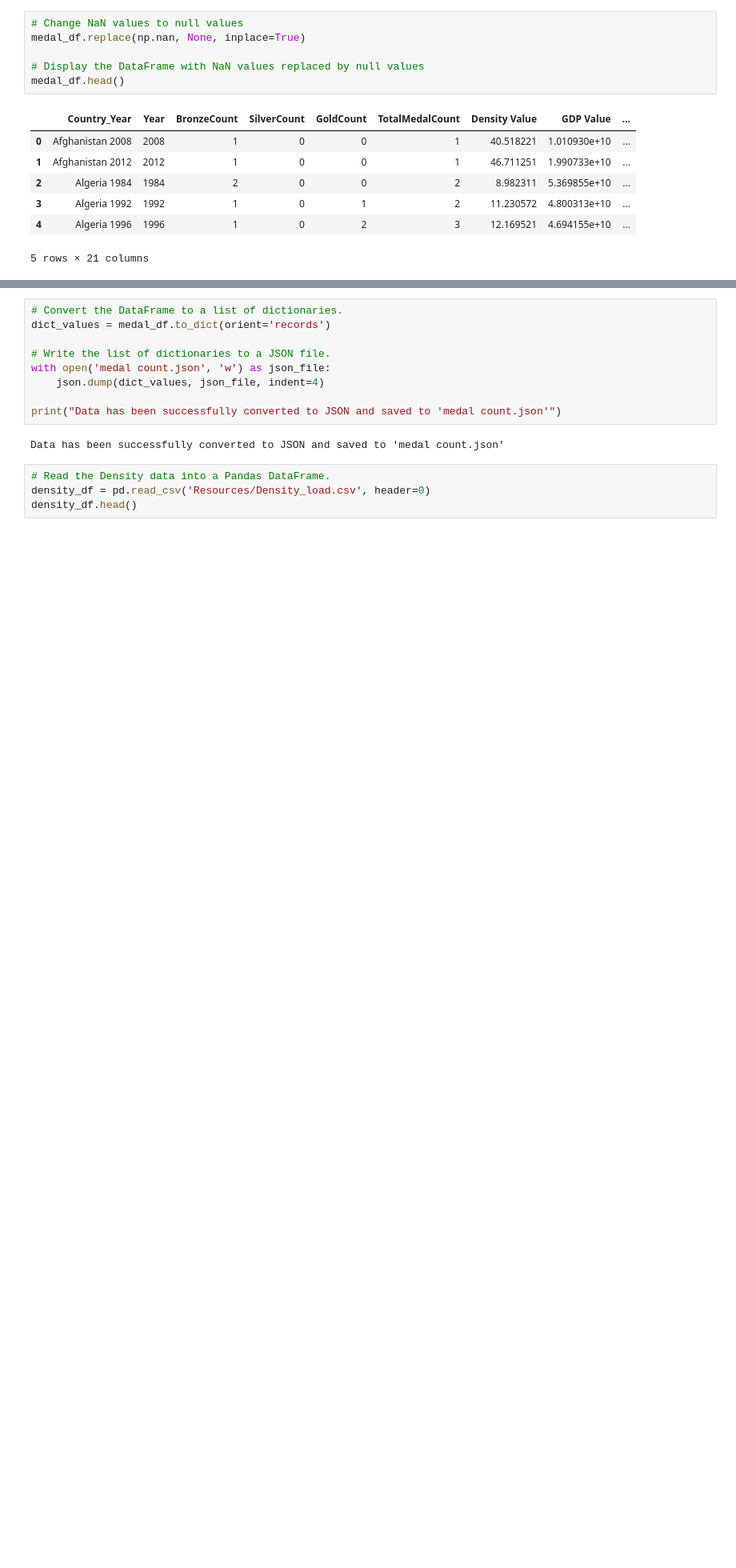
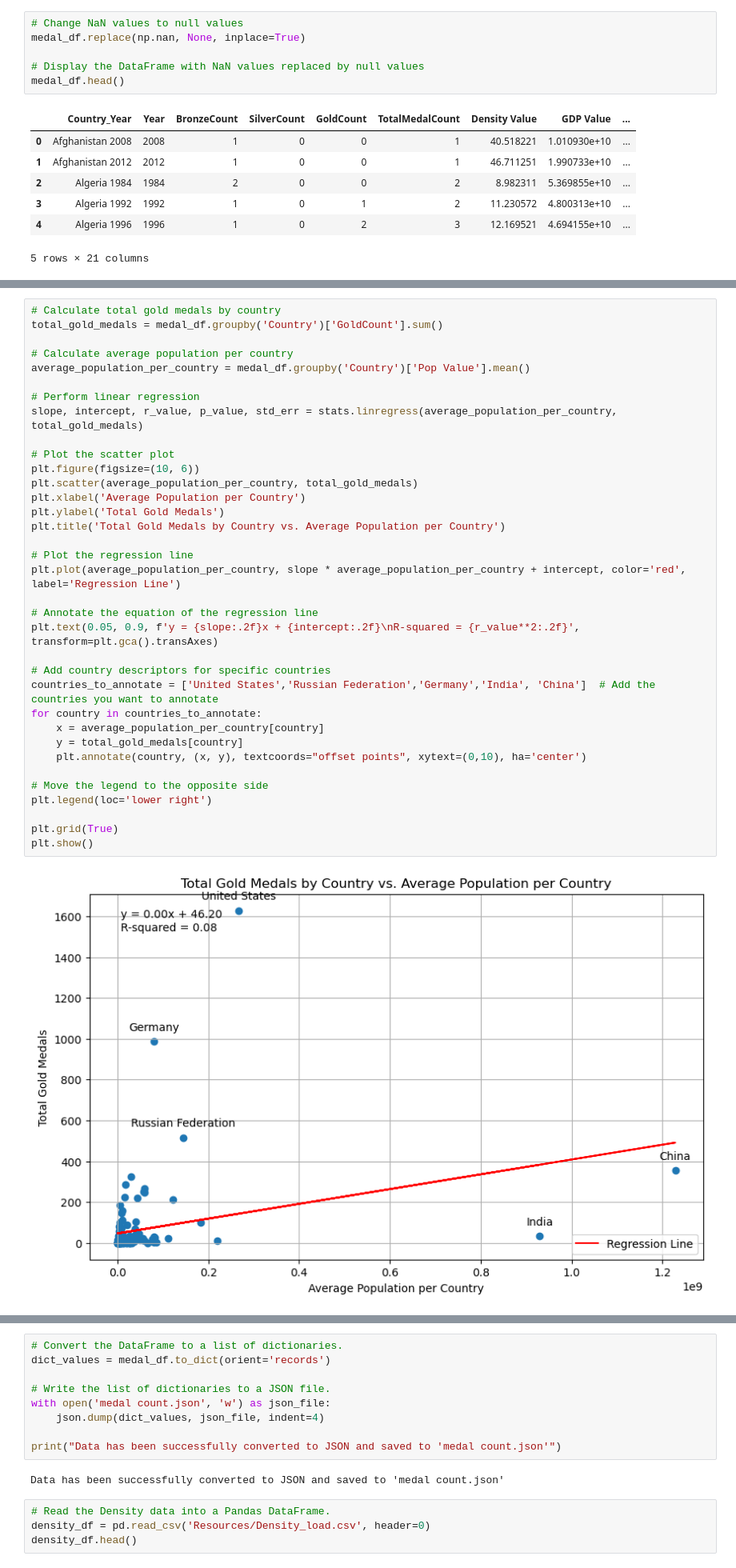
Before and after one commit to JosephNichols2000/project-3, a Jupyter notebook: Olympic JSON.ipynb, the cells around one changed output, grey strips where cells are left out. Shown at 80% size. Saved outputs shown, nothing was run; the diff lists cells and outputs as text; blank space fills up the shorter version.

```diff
--- a/Olympic JSON.ipynb
+++ b/Olympic JSON.ipynb
@@ -97,0 +424,37 @@ medal_df.head()
+# %%
+# Calculate total gold medals by country
+total_gold_medals = medal_df.groupby('Country')['GoldCount'].sum()
+
+# Calculate average population per country
+average_population_per_country = medal_df.groupby('Country')['Pop Value'].mean()
+
+# Perform linear regression
+slope, intercept, r_value, p_value, std_err = stats.linregress(average_population_per_country, total_gold_medals)
+
+# Plot the scatter plot
+plt.figure(figsize=(10, 6))
+plt.scatter(average_population_per_country, total_gold_medals)
+plt.xlabel('Average Population per Country')
+plt.ylabel('Total Gold Medals')
+plt.title('Total Gold Medals by Country vs. Average Population per Country')
+
+# Plot the regression line
+plt.plot(average_population_per_country, slope * average_population_per_country + intercept, color='red', label='Regression Line')
+
+# Annotate the equation of the regression line
+plt.text(0.05, 0.9, f'y = {slope:.2f}x + {intercept:.2f}\nR-squared = {r_value**2:.2f}', transform=plt.gca().transAxes)
+
+# Add country descriptors for specific countries
+countries_to_annotate = ['United States','Russian Federation','Germany','India', 'China']  # Add the countries you want to annotate
+for country in countries_to_annotate:
+    x = average_population_per_country[country]
+    y = total_gold_medals[country]
+    plt.annotate(country, (x, y), textcoords="offset points", xytext=(0,10), ha='center')
+
+# Move the legend to the opposite side
+plt.legend(loc='lower right')
+
+plt.grid(True)
+plt.show()
+# %% [output]
+[figure, added]
```
Also changed, not shown: parts of 13 cells of this notebook.
